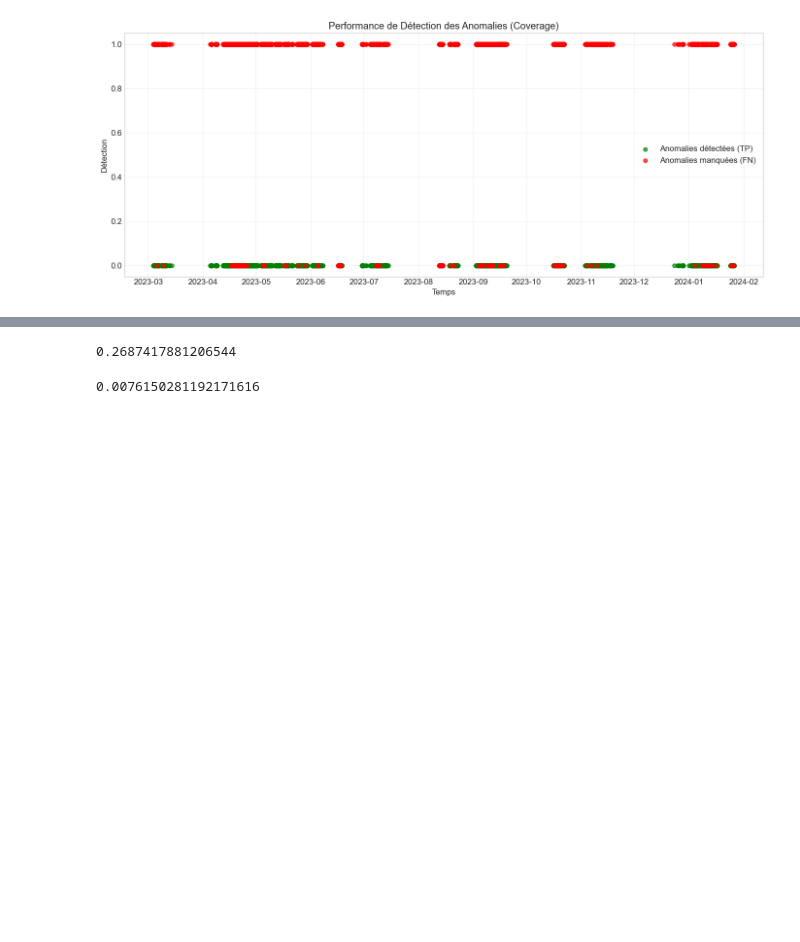
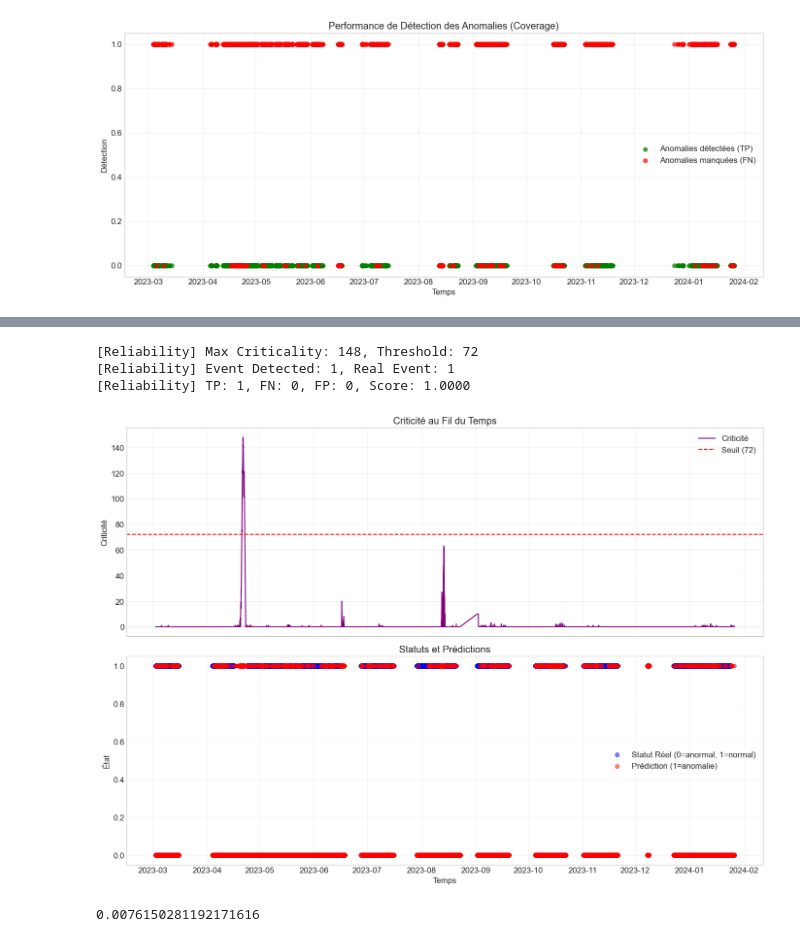
Before and after one commit to mohamedchnafy-ds/predective-maintenance, a Jupyter notebook: model/autoencoder_mohamed.ipynb, the cells around one changed output, grey strips where cells are left out. Drawn from its saved outputs; the diff is of its cells as text; code cells hidden in the pictures; blank space fills up the shorter version.

```diff
--- a/model/autoencoder_mohamed.ipynb
+++ b/model/autoencoder_mohamed.ipynb
@@ -1206,9 +1227,13 @@ class Reliability:
 # %%
 Reliab = Reliability()
 reliability_score = Reliab.calculate_reliability_score(test_data, anomaly_results)
 reliability_score
+Reliab.visualize_criticality(test_data, anomaly_results)
 # %% [output]
-0.2687417881206544
+[Reliability] Max Criticality: 148, Threshold: 72
+[Reliability] Event Detected: 1, Real Event: 1
+[Reliability] TP: 1, FN: 0, FP: 0, Score: 1.0000
+[figure, added]
 # %%
 class Earliness:
     """
```
Also changed, not shown: parts of 7 cells of this notebook.
